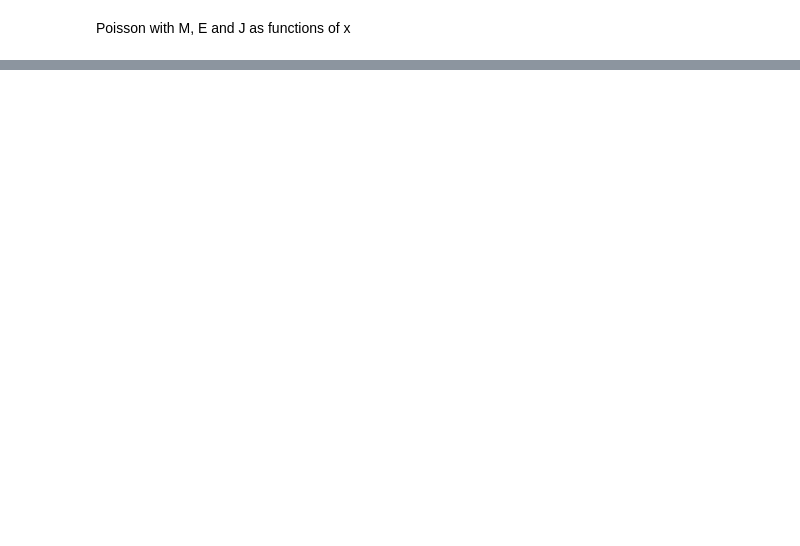
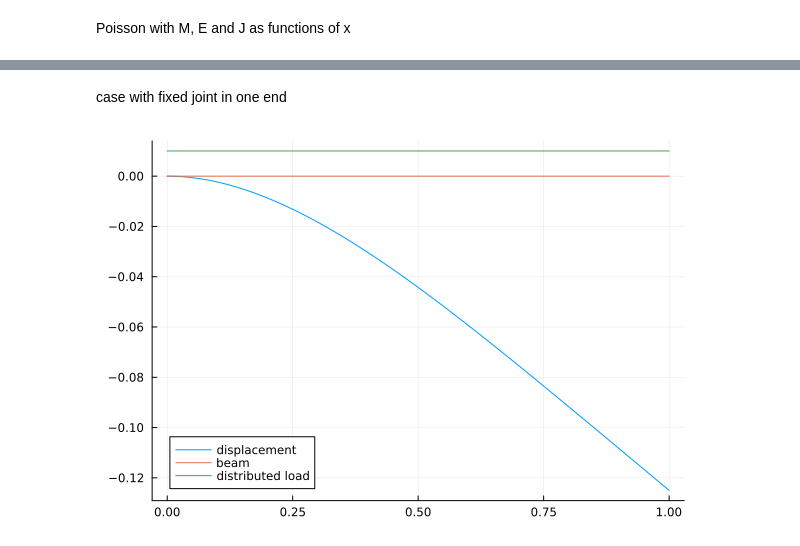
Before and after one commit to Kstreme/ENSAM-TUD01_G1, a Jupyter notebook: scripts cosimo/scripts.ipynb, the cells around one changed output, grey strips where cells are left out. Cells and saved outputs as stored; diff of their text form; code cells hidden in the pictures; blank space fills up the shorter version.

```diff
--- a/scripts cosimo/scripts.ipynb
+++ b/scripts cosimo/scripts.ipynb
@@ -35,33 +79,36 @@ beam eqaution with E and J constant and q as a function of x
+# %% [markdown]
+case with fixed joint in one end
 # %%
-using Plots
-using DifferentialEquations
-
 q(x)=1
 EJ=1
 
-xspan=(0.0 , 1.0)
-
 f(x)=q(x)/EJ
-
 
 
 function beam!(du,u,p,x)
     du[1]=u[2]
     du[2]=u[3]
     du[3]=u[4]
     du[4]=f(x)
 end
 
 
-
-function bc!(r,u,p,x)
-    r[1]= u[1][1]
-    r[2]= u[3][1]
-    r[3]= u[1][end]
-    r[4]= u[3][end]
+function bc!(residual,u,p,x)
+    residual[1]= u[1][1]
+    residual[2]= u[end][3]
+    residual[3]= u[1][2]
+    residual[4]= u[end][4]
 end
 
+xspan=(0.0 , 1.0)
+
+bvp= BVProblem(beam!,bc!,[0.,0.,0.,0.],xspan)
+
+u_sol= solve(bvp,MIRK4(),dt = 0.01)
 
 
-bvp= BVProblem(beam!,bc!,[0,0,0,0],xspan)
-u_sol= solve(bvp,BS3(),saveat = 0.01)
+plot(u_sol.t,-u_sol[1,:],label="displacement")
+plot!(u_sol.t,0*u_sol.t,label="beam")
+plot!(u_sol.t,0.01*f.(u_sol.t),label="distributed load")
+# %% [output]
+[figure, added]
```
Also changed, not shown: parts of 8 cells of this notebook, 2 other files.
